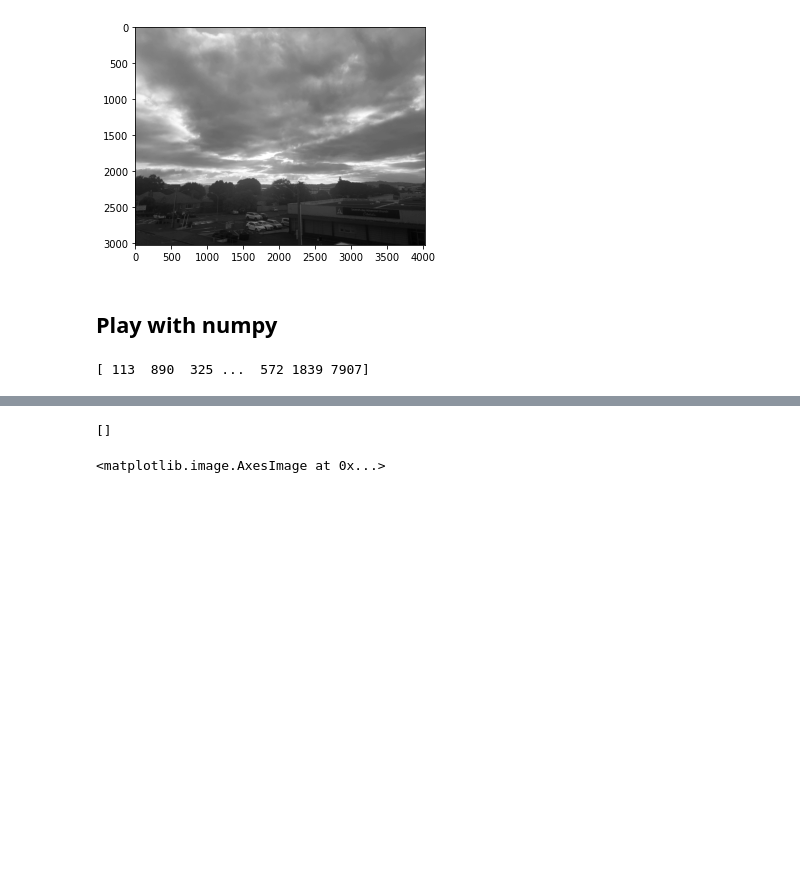
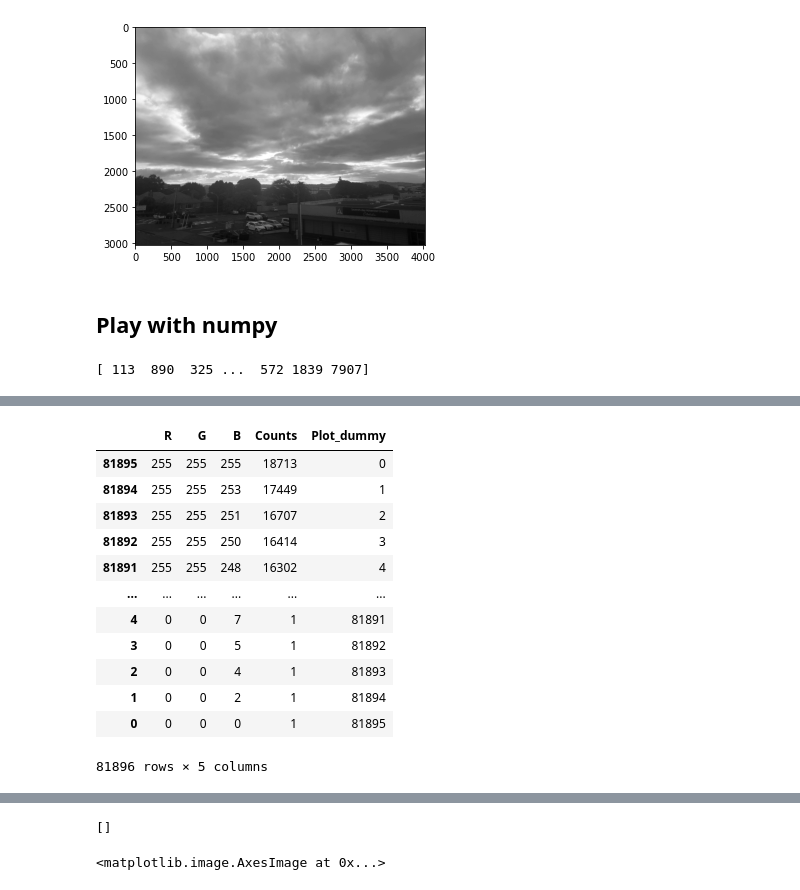
Before and after one commit to ICWallis/image-processing, a Jupyter notebook: method_hacking.ipynb, the cells around one changed output, grey strips where cells are left out. Drawn from its saved outputs; the diff is of its cells as text; code cells hidden in the pictures; blank space fills up the shorter version.

```diff
--- a/method_hacking.ipynb
+++ b/method_hacking.ipynb
@@ -242,0 +317,19 @@ print(
+# %%
+df_R = df.sort_values(by=['R','G','B'],ascending=[False,False,False])
+dummys = np.arange(0, len(df_counts.Counts.values), 1, dtype=int)
+df_R['Plot_dummy'] = dummys
+df_R
+# %% [output]
+|  | R | G | B | Counts | Plot_dummy |
+| 81895 | 255 | 255 | 255 | 18713 | 0 |
+| 81894 | 255 | 255 | 253 | 17449 | 1 |
+| 81893 | 255 | 255 | 251 | 16707 | 2 |
+| 81892 | 255 | 255 | 250 | 16414 | 3 |
+| 81891 | 255 | 255 | 248 | 16302 | 4 |
+| ... | ... | ... | ... | ... | ... |
+| 4 | 0 | 0 | 7 | 1 | 81891 |
+| 3 | 0 | 0 | 5 | 1 | 81892 |
+| 2 | 0 | 0 | 4 | 1 | 81893 |
+| 1 | 0 | 0 | 2 | 1 | 81894 |
+| 0 | 0 | 0 | 0 | 1 | 81895 |
+81896 rows × 5 columns
```
Also changed, not shown: parts of 5 cells of this notebook.
